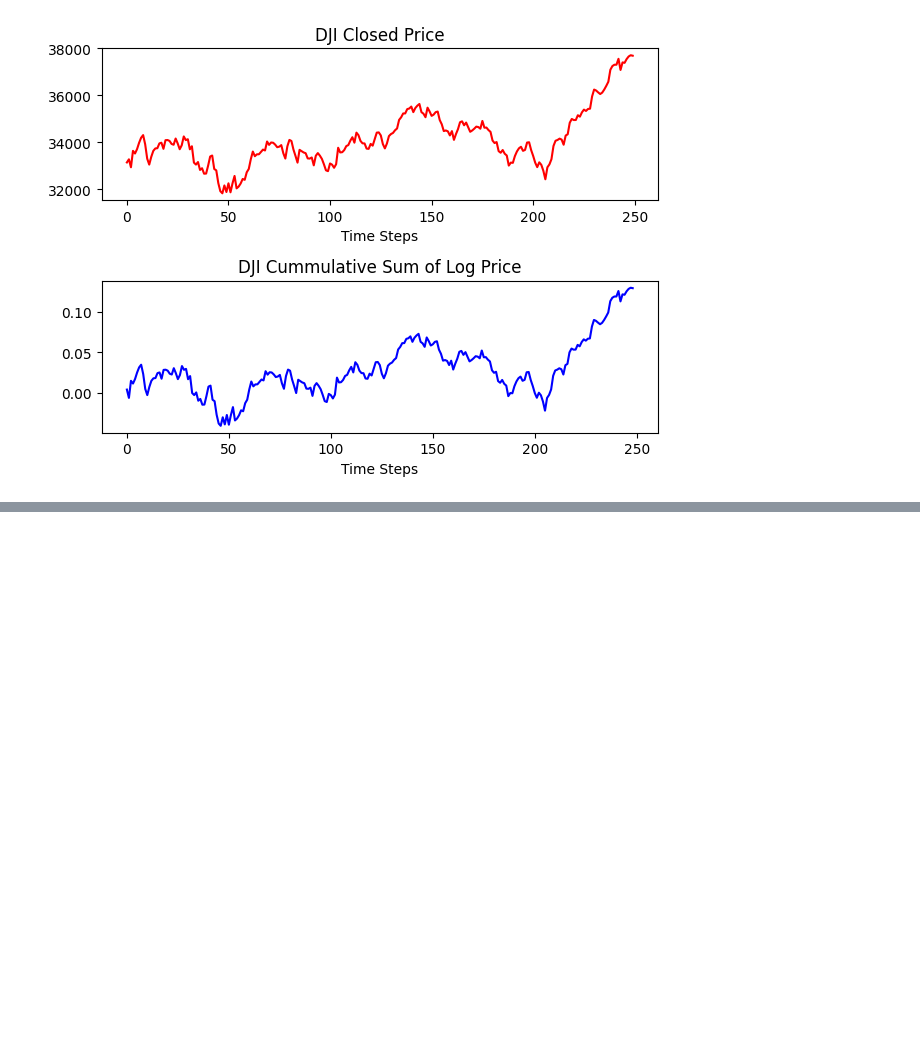
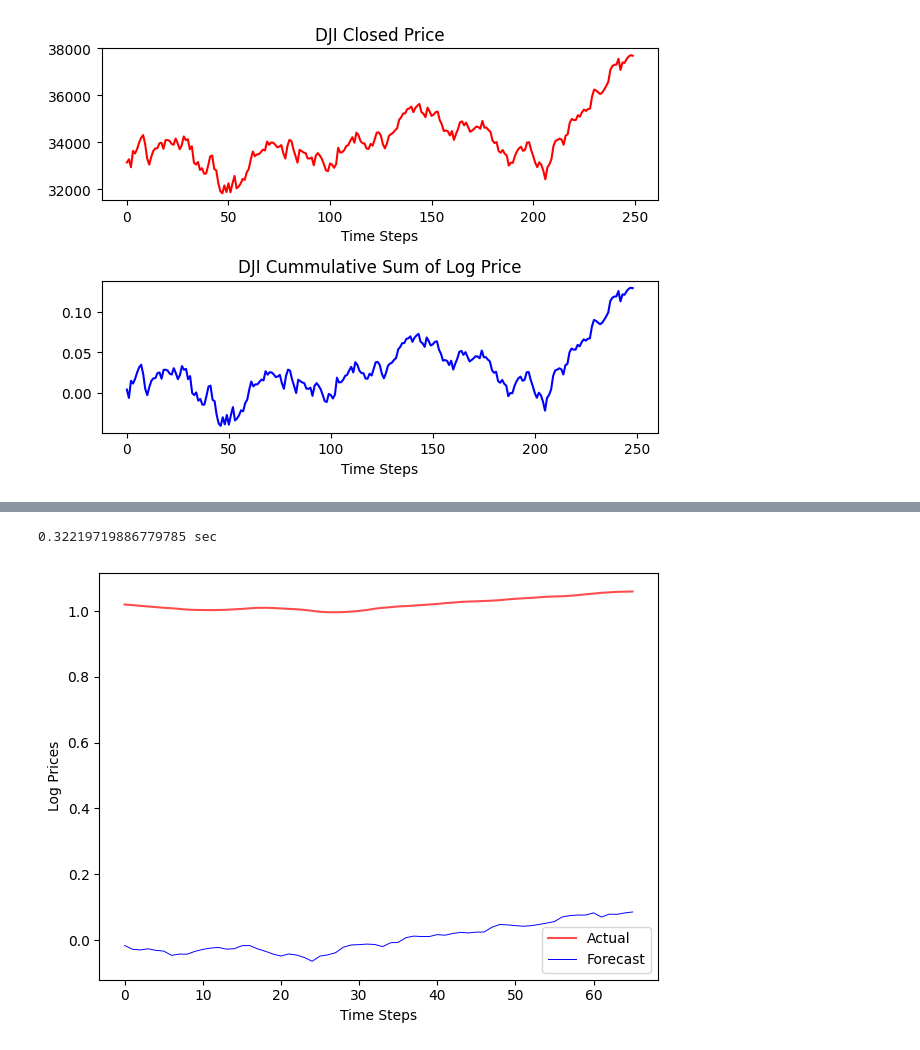
Before and after one commit to blitzionic/FinRL---Stock-Prediction, a Jupyter notebook: models/transformerV2/training.ipynb, the cells around one changed output, grey strips where cells are left out. Drawn from its saved outputs; the diff is of its cells as text; code cells hidden in the pictures; blank space fills up the shorter version.

Commit message:
training and evaluation modules added

```diff
--- a/models/transformerV2/training.ipynb
+++ b/models/transformerV2/training.ipynb
@@ -79,3 +87,13 @@ ax1[1].set_xlabel('Time Steps')
 fig1.tight_layout()
 # %% [output]
 [figure]
+# %%
+train_data, test_data = get_data(DJI_log_prices, 0.7) # 70-30 split
+# %%
+from Transformer import Transformer
+model = Transformer().to(device)
+criterion = nn.MSELoss()
+EPOCHS = 150
+learning_rate = 0.00005
+optimizer = torch.optim.AdamW(model.parameters(), lr=learning_rate)
+scheduler = torch.optim.lr_scheduler.StepLR(optimizer, 1.0, gamma=0.95)
@@ -81,0 +143,16 @@ fig1.tight_layout()
+# %%
+def predict(model, sequences):
+    start_timer = time.time()
+    model.eval()
+    predicted_seq = torch.Tensor(0)
+    real_seq = torch.Tensor(0)
+    with torch.no_grad():
+        for i in range(0, len(sequences) - 1):
+            data, target = get_batch(sequences, i, 1)
+            output = model(data)
+            predicted_seq = torch.cat((predicted_seq, output[-1].view(-1).cpu()), 0)
+            real_seq = torch.cat((real_seq, target[-1].view(-1).cpu()), 0)
+    timed = time.time() - start_timer
+    print(f"{timed} sec")
+
+    return predicted_seq, real_seq
@@ -81,0 +196,16 @@ fig1.tight_layout()
+# %%
+predicted_seq, real_seq = predict(model, test_data)
+# %% [output]
+0.32219719886779785 sec
+# %%
+fig2, ax2 = plt.subplots(1, 1)
+
+ax2.plot(predicted_seq, color='red', alpha=0.7)
+ax2.plot(real_seq, color='blue', linewidth=0.7)
+ax2.legend(['Actual', 'Forecast'])
+ax2.set_xlabel('Time Steps')
+ax2.set_ylabel('Log Prices')
+
+fig2.tight_layout()
+# %% [output]
+[figure, added]
```
Also changed, not shown: parts of 8 cells of this notebook.
